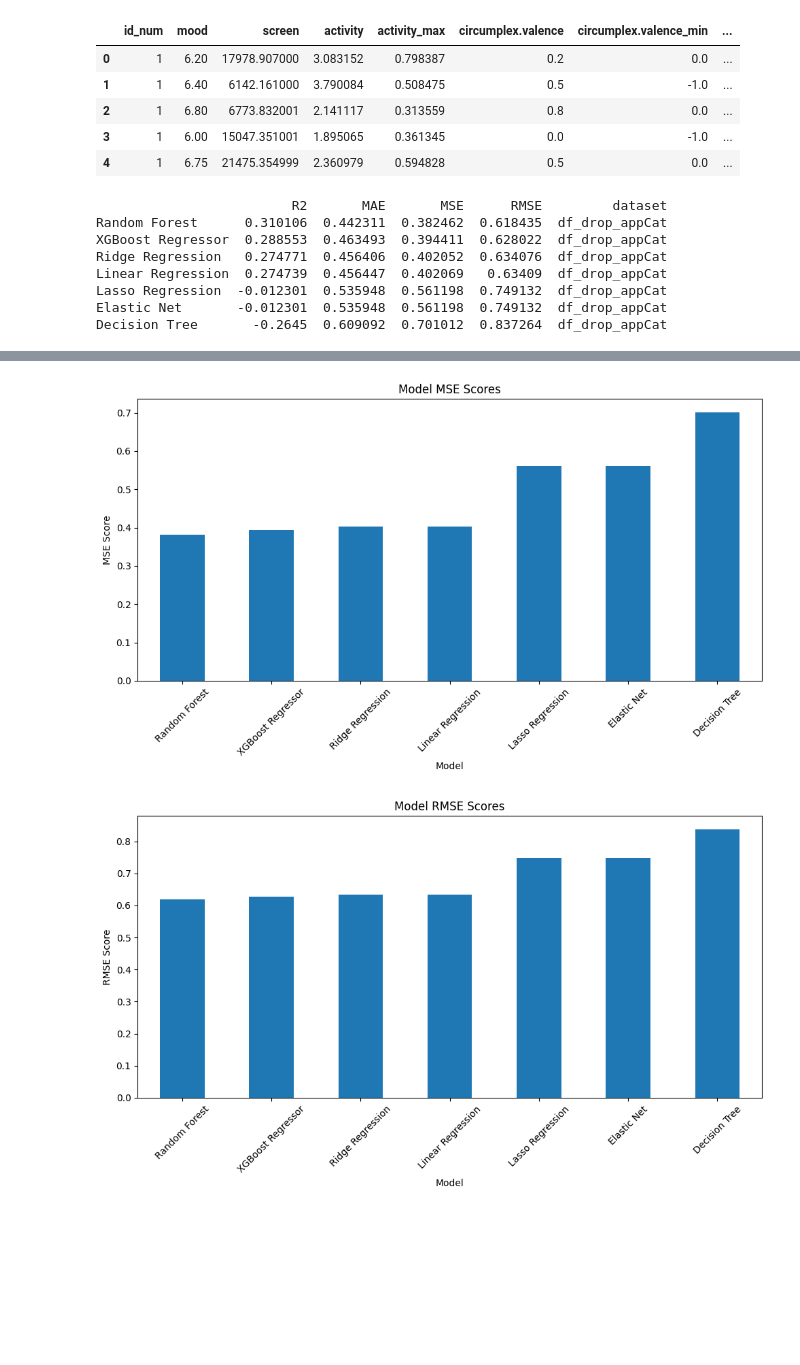
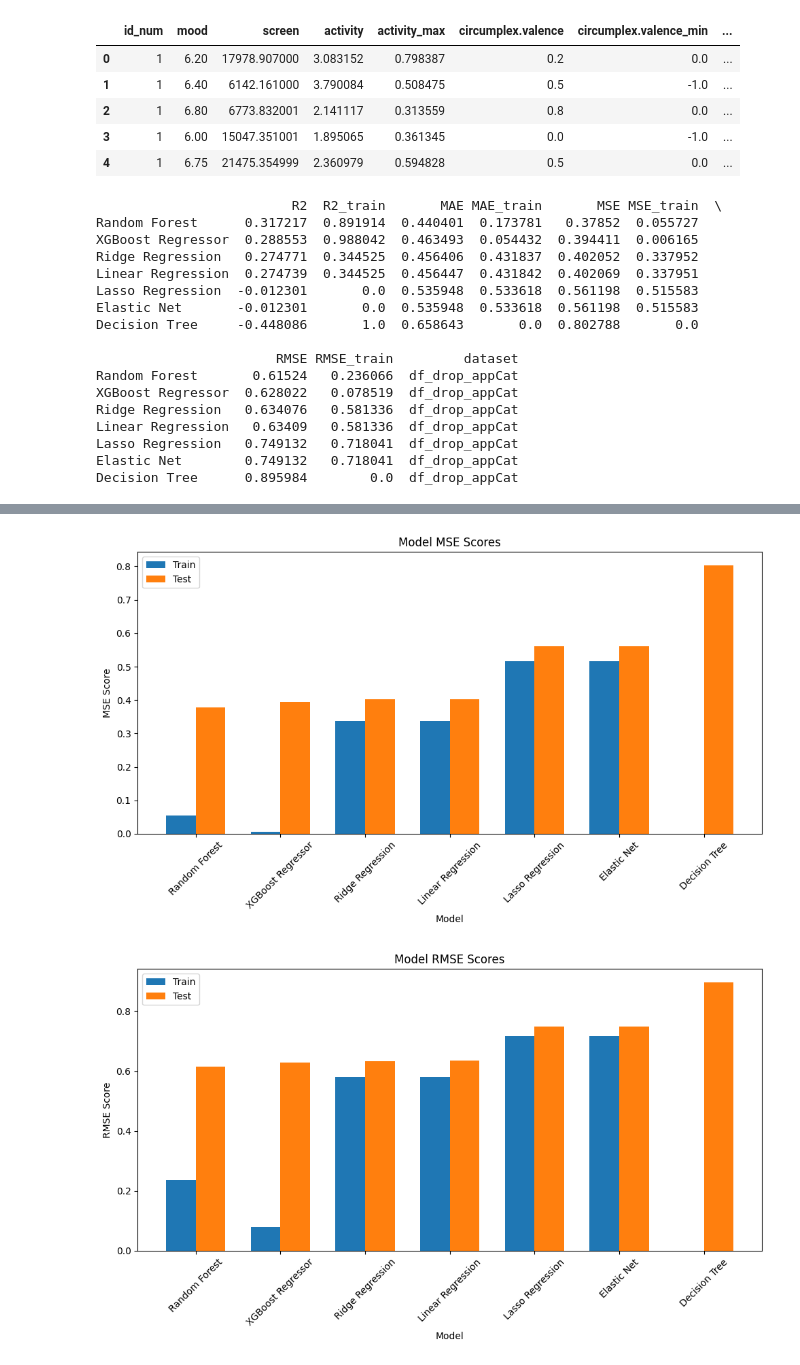
Before and after one commit to matushalak/DMT, a Jupyter notebook: ML_modelling.ipynb, the cells around one changed output, grey strips where cells are left out. Cells and saved outputs as stored; diff of their text form; code cells hidden in the pictures; blank space fills up the shorter version.

Commit message:
added train test metrics

```diff
--- a/ML_modelling.ipynb
+++ b/ML_modelling.ipynb
@@ -59,65 +59,97 @@ for name, model in models.items():
     mae = mean_absolute_error(y_test, y_pred)
     mse = mean_squared_error(y_test, y_pred)
     rmse = np.sqrt(mse)
+
+    y_pred_train = model.predict(X_train)
+    r2_train = r2_score(y_train, y_pred_train)
+    mae_train = mean_absolute_error(y_train, y_pred_train)
+    mse_train = mean_squared_error(y_train, y_pred_train)
+    rmse_train = np.sqrt(mse_train)
+
     results[name] = {
         'R2': r2,
+        'R2_train': r2_train,
         'MAE': mae,
+        'MAE_train': mae_train,
         'MSE': mse,
+        'MSE_train': mse_train,
         'RMSE': rmse,
-        "dataset": dataset_name
+        'RMSE_train': rmse_train,
+        'dataset': dataset_name
     }
 # print results
 results_df = pd.DataFrame(results).T
 results_df = results_df.sort_values(by='R2', ascending=False)
 print(results_df)
-# plot results
+
+# plot R2 scores
 plt.figure(figsize=(10, 6))
-results_df['R2'].plot(kind='bar')
+x = np.arange(len(results_df.index))  # the label locations
+width = 0.35  # the width of the bars
+plt.bar(x - width/2, results_df['R2_train'], width, label='Train')
+plt.bar(x + width/2, results_df['R2'], width, label='Test')
 plt.title('Model R2 Scores')
 plt.xlabel('Model')
 plt.ylabel('R2 Score')
-plt.xticks(rotation=45)
+plt.xticks(x, results_df.index, rotation=45)
+plt.legend()
 plt.tight_layout()
 # plt.savefig('tables/preprocessed/model_r2_scores.png')
 plt.show()
-# plot results
+
+# plot MAE scores
 plt.figure(figsize=(10, 6))
-results_df['MAE'].plot(kind='bar')
+plt.bar(x - width/2, results_df['MAE_train'], width, label='Train')
+plt.bar(x + width/2, results_df['MAE'], width, label='Test')
 plt.title('Model MAE Scores')
 plt.xlabel('Model')
 plt.ylabel('MAE Score')
-plt.xticks(rotation=45)
+plt.xticks(x, results_df.index, rotation=45)
+plt.legend()
 plt.tight_layout()
 # plt.savefig('tables/preprocessed/model_mae_scores.png')
 plt.show()
 
-# plot results
+# plot MSE scores
 plt.figure(figsize=(10, 6))
-results_df['MSE'].plot(kind='bar')
+plt.bar(x - width/2, results_df['MSE_train'], width, label='Train')
+plt.bar(x + width/2, results_df['MSE'], width, label='Test')
 plt.title('Model MSE Scores')
 plt.xlabel('Model')
 plt.ylabel('MSE Score')
-plt.xticks(rotation=45)
+plt.xticks(x, results_df.index, rotation=45)
+plt.legend()
 plt.tight_layout()
 # plt.savefig('tables/preprocessed/model_mse_scores.png')
 plt.show()
 
-# plot results
+# plot RMSE scores
 plt.figure(figsize=(10, 6))
-results_df['RMSE'].plot(kind='bar')
+plt.bar(x - width/2, results_df['RMSE_train'], width, label='Train')
+plt.bar(x + width/2, results_df['RMSE'], width, label='Test')
 plt.title('Model RMSE Scores')
 plt.xlabel('Model')
 plt.ylabel('RMSE Score')
-plt.xticks(rotation=45)
+plt.xticks(x, results_df.index, rotation=45)
+plt.legend()
 plt.tight_layout()
 # plt.savefig('tables/preprocessed/model_rmse_scores.png')
 plt.show()
 # %% [output]
-                         R2       MAE       MSE      RMSE         dataset
-Random Forest      0.310106  0.442311  0.382462  0.618435  df_drop_appCat
-XGBoost Regressor  0.288553  0.463493  0.394411  0.628022  df_drop_appCat
-Ridge Regression   0.274771  0.456406  0.402052  0.634076  df_drop_appCat
-Linear Regression  0.274739  0.456447  0.402069   0.63409  df_drop_appCat
-Lasso Regression  -0.012301  0.535948  0.561198  0.749132  df_drop_appCat
-Elastic Net       -0.012301  0.535948  0.561198  0.749132  df_drop_appCat
-Decision Tree       -0.2645  0.609092  0.701012  0.837264  df_drop_appCat
+                         R2  R2_train       MAE MAE_train       MSE MSE_train  \
+Random Forest      0.317217  0.891914  0.440401  0.173781   0.37852  0.055727
+XGBoost Regressor  0.288553  0.988042  0.463493  0.054432  0.394411  0.006165
+Ridge Regression   0.274771  0.344525  0.456406  0.431837  0.402052  0.337952
+Linear Regression  0.274739  0.344525  0.456447  0.431842  0.402069  0.337951
+Lasso Regression  -0.012301       0.0  0.535948  0.533618  0.561198  0.515583
+Elastic Net       -0.012301       0.0  0.535948  0.533618  0.561198  0.515583
+Decision Tree     -0.448086       1.0  0.658643       0.0  0.802788       0.0
+
+                       RMSE RMSE_train         dataset
+Random Forest       0.61524   0.236066  df_drop_appCat
+XGBoost Regressor  0.628022   0.078519  df_drop_appCat
+Ridge Regression   0.634076   0.581336  df_drop_appCat
+Linear Regression   0.63409   0.581336  df_drop_appCat
+Lasso Regression   0.749132   0.718041  df_drop_appCat
+Elastic Net        0.749132   0.718041  df_drop_appCat
+Decision Tree      0.895984        0.0  df_drop_appCat
@@ -126,5 +158,5 @@ Decision Tree       -0.2645  0.609092  0.701012  0.837264  df_drop_appCat
-[figure, old version]
+[figure, new version]
-[figure, old version]
+[figure, new version]
 # %%
 # plot predictions
 for name, model in models.items():
```
Also changed, not shown: parts of 3 cells of this notebook.
